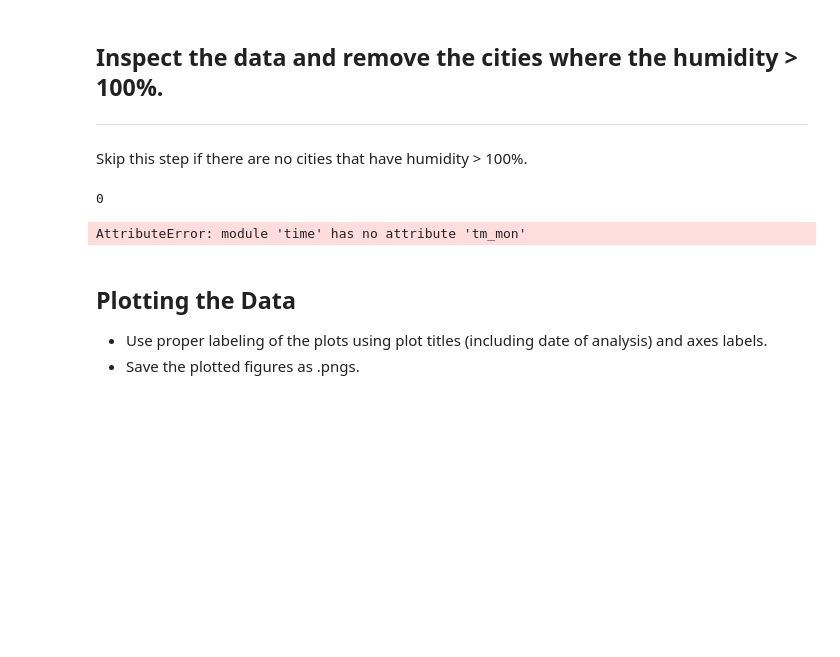
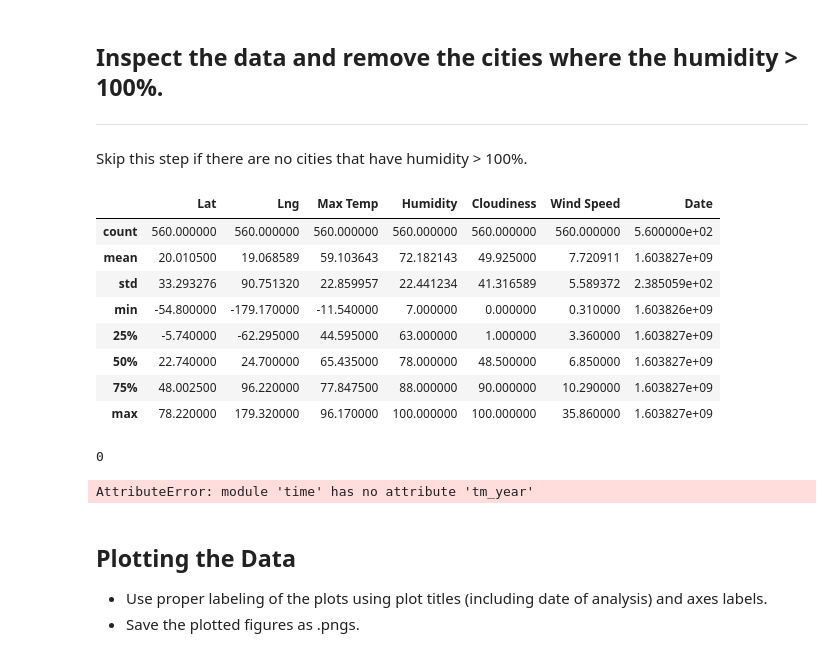
Before and after one commit to LeeProut/python-api-challenge, a Jupyter notebook: WeatherPy/WeatherPy.ipynb, the cells around one changed output. Saved outputs shown, nothing was run; the diff lists cells and outputs as text; code cells hidden in the pictures; blank space fills up the shorter version.

```diff
--- a/WeatherPy/WeatherPy.ipynb
+++ b/WeatherPy/WeatherPy.ipynb
@@ -150,6 +147,19 @@ city_data_df.to_csv("city_data.csv")
 ## Inspect the data and remove the cities where the humidity > 100%.
 ----
 Skip this step if there are no cities that have humidity > 100%.
+# %%
+#get summary statistics to inspect the data
+city_data_df.describe()
+# %% [output]
+|  | Lat | Lng | Max Temp | Humidity | Cloudiness | Wind Speed | Date |
+| count | 560.000000 | 560.000000 | 560.000000 | 560.000000 | 560.000000 | 560.000000 | 5.600000e+02 |
+| mean | 20.010500 | 19.068589 | 59.103643 | 72.182143 | 49.925000 | 7.720911 | 1.603827e+09 |
+| std | 33.293276 | 90.751320 | 22.859957 | 22.441234 | 41.316589 | 5.589372 | 2.385059e+02 |
+| min | -54.800000 | -179.170000 | -11.540000 | 7.000000 | 0.000000 | 0.310000 | 1.603826e+09 |
+| 25% | -5.740000 | -62.295000 | 44.595000 | 63.000000 | 1.000000 | 3.360000 | 1.603827e+09 |
+| 50% | 22.740000 | 24.700000 | 65.435000 | 78.000000 | 48.500000 | 6.850000 | 1.603827e+09 |
+| 75% | 48.002500 | 96.220000 | 77.847500 | 88.000000 | 90.000000 | 10.290000 | 1.603827e+09 |
+| max | 78.220000 | 179.320000 | 96.170000 | 100.000000 | 100.000000 | 35.860000 | 1.603827e+09 |
 # %%
 #  Get the indices of cities that have humidity over 100%.
 humidity_over_onehundred = city_data_df.loc[city_data_df["Humidity"]>100]
@@ -166,10 +170,11 @@ humid_cities_onehundred
 # %%
 #convert the timestamp to a date
-# timestamp = time.localtime(city_data_df["Date"][0])
-# date = f"{time.tm_mon}-{time.tm_mday}-{time.tm_year}"
-# date
+timestamp = time.localtime(city_data_df["Date"][0])
+date = f'{time.tm_mon}-{time.tm_mday}-{time.tm_year}'
+date = f'{time.tm_year}-{time.tm_mon}-{time.tm_mday}'
+print(date)
 # %% [output]
-AttributeError: module 'time' has no attribute 'tm_mon'
+AttributeError: module 'time' has no attribute 'tm_year'
 # %% [markdown]
 ## Plotting the Data
 * Use proper labeling of the plots using plot titles (including date of analysis) and axes labels.
```
Also changed, not shown: parts of 15 cells of this notebook, 11 other files.
